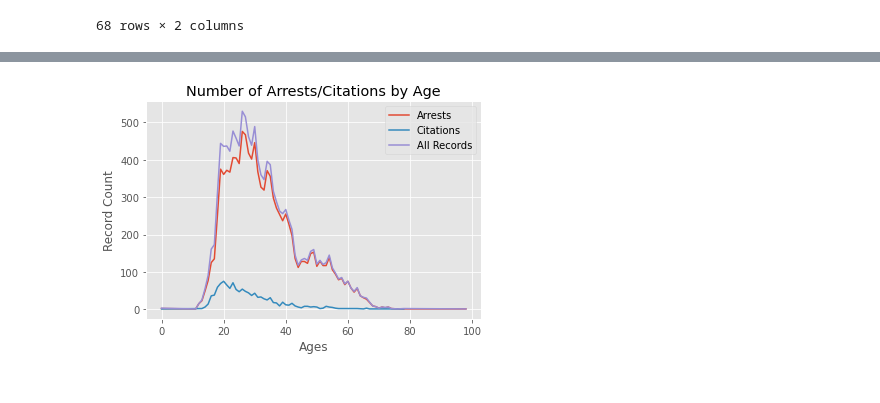
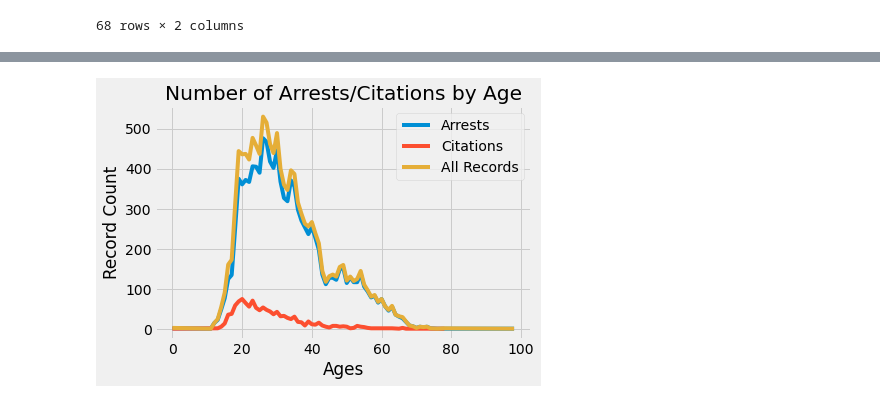
Before and after one commit to dslibr/PittArtOfDataViz, a Jupyter notebook: tutorials/plot_matplotlib_part_1.ipynb, the cells around one changed output, grey strips where cells are left out. Cells and saved outputs as stored; diff of their text form; code cells hidden in the pictures.

```diff
--- a/tutorials/plot_matplotlib_part_1.ipynb
+++ b/tutorials/plot_matplotlib_part_1.ipynb
@@ -129,23 +151,23 @@ df_citations_by_age = df.loc[df['record_type'] == 'Citation'].\
 # %%
-plt.style.use('ggplot')
+plt.style.use('fivethirtyeight')
 
 ages_arrests_x = df_arrests_by_age['AGE']
 records_arrests_y = df_arrests_by_age['rec_cnt']
 plt.plot(ages_arrests_x, records_arrests_y, label='Arrests')
 
 ages_citations_x = df_citations_by_age['AGE']
 records_citations_y = df_citations_by_age['rec_cnt']
 plt.plot(ages_citations_x, records_citations_y, label='Citations')
 
 ages_x = df_by_age['AGE']
 records_y = df_by_age['rec_cnt']
 plt.plot(ages_x, records_y, label='All Records')
 
 plt.xlabel("Ages")
 plt.ylabel("Record Count")
 plt.title("Number of Arrests/Citations by Age")
 
 plt.legend()
 plt.show()
 # %% [output]
-[figure, old version]
+[figure, new version]
```
Also changed, not shown: parts of 3 cells of this notebook.
